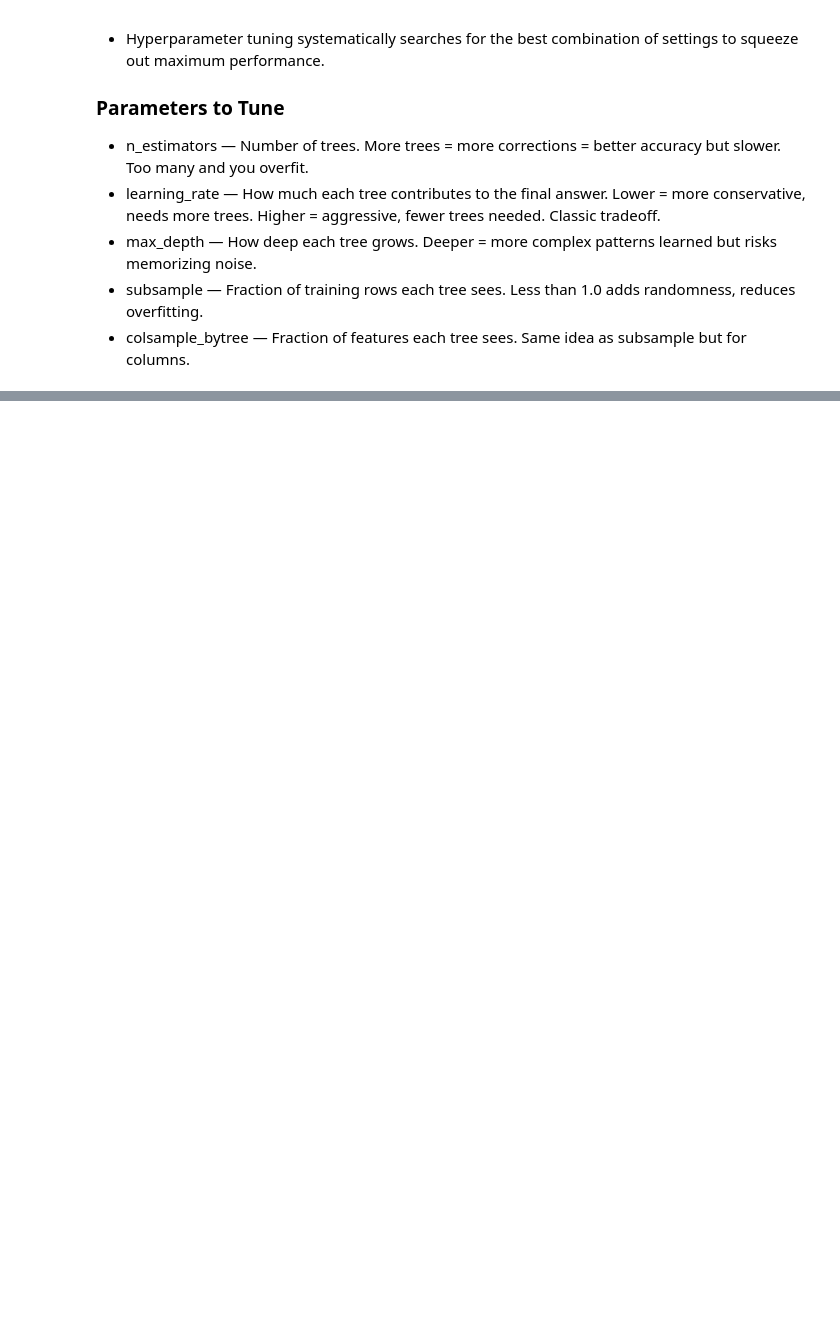
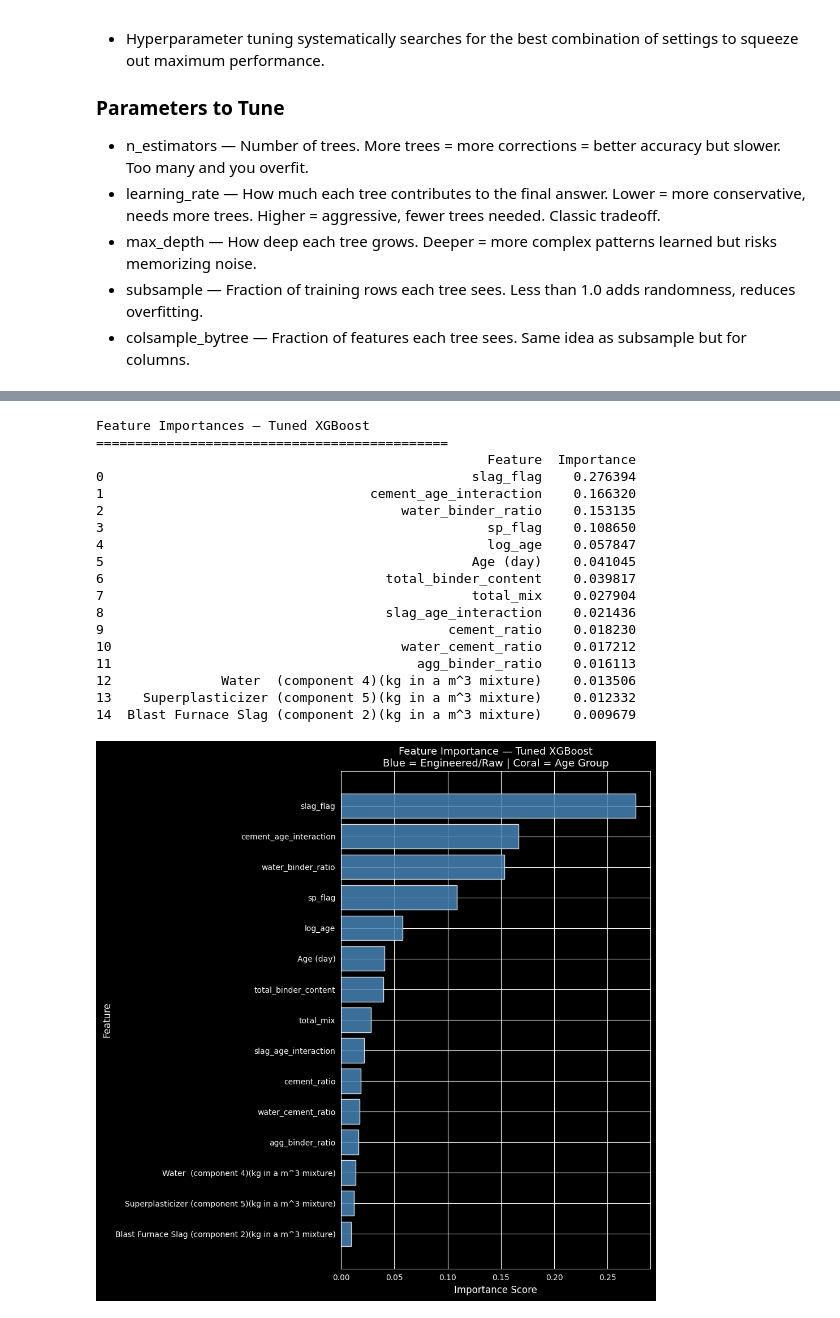
Before and after one commit to Darlene-13/concrete_strength_prediction, a Jupyter notebook: notebooks/03_preprocessing_and_modeling.ipynb, the cells around one changed output, grey strips where cells are left out. Saved outputs shown, nothing was run; the diff lists cells and outputs as text; code cells hidden in the pictures; blank space fills up the shorter version.

```diff
--- a/notebooks/03_preprocessing_and_modeling.ipynb
+++ b/notebooks/03_preprocessing_and_modeling.ipynb
@@ -536,7 +520,0 @@ RangeIndex(start=0, stop=10, step=1)
-# %%
-# Reset both indexes cleanly
-X_train_clean = X_train_clean.reset_index(drop=True)
-y_train_clean = y_train_clean.reset_index(drop=True)
-
-# Rerun grid search
-grid_search.fit(X_train_clean, y_train_clean)
@@ -572,0 +1065,69 @@ Best CV RMSE: 16.4831 Mpa
+# %%
+# Feature Importance
+
+# Step 1 — Extract feature names from pipeline
+ohe_categories = (grid_search.best_estimator_
+                  .named_steps['preprocessor']
+                  .named_transformers_['cat']
+                  .categories_[0])
+
+ohe_feature_names = [f'age_group_{cat}' for cat in ohe_categories]
+feature_names = numerical_features + ohe_feature_names
+
+# Step 2 — Extract importance scores from best model
+best_model = grid_search.best_estimator_.named_steps['model']
+importances = best_model.feature_importances_
+
+# Step 3 — Create importance dataframe
+importance_df = pd.DataFrame({
+    'Feature': feature_names,
+    'Importance': importances
+}).sort_values('Importance', ascending=False).reset_index(drop=True)
+
+# Step 4 — Print top 15
+print("Feature Importances — Tuned XGBoost")
+print("="*45)
+print(importance_df.head(15).to_string())
+
+# Step 5 — Plot
+fig, ax = plt.subplots(figsize=(10, 10))
+
+colors = ['steelblue' if 'age_group' not in feat
+          else 'coral' for feat in importance_df['Feature']]
+
+ax.barh(
+    importance_df['Feature'][:15][::-1],
+    importance_df['Importance'][:15][::-1],
+    color=colors[:15][::-1],
+    edgecolor='white',
+    alpha=0.85
+)
+
+ax.set_xlabel('Importance Score', fontsize=12)
+ax.set_ylabel('Feature', fontsize=12)
+ax.set_title('Feature Importance — Tuned XGBoost\n'
+             'Blue = Engineered/Raw | Coral = Age Group',
+             fontsize=13)
+plt.tight_layout()
+plt.savefig('../reports/figures/feature_importance.png', dpi=150)
+plt.show()
+# %% [output]
+Feature Importances — Tuned XGBoost
+=============================================
+                                                  Feature  Importance
+0                                               slag_flag    0.276394
+1                                  cement_age_interaction    0.166320
+2                                      water_binder_ratio    0.153135
+3                                                 sp_flag    0.108650
+4                                                 log_age    0.057847
+5                                               Age (day)    0.041045
+6                                    total_binder_content    0.039817
+7                                               total_mix    0.027904
+8                                    slag_age_interaction    0.021436
+9                                            cement_ratio    0.018230
+10                                     water_cement_ratio    0.017212
+11                                       agg_binder_ratio    0.016113
+12              Water  (component 4)(kg in a m^3 mixture)    0.013506
+13    Superplasticizer (component 5)(kg in a m^3 mixture)    0.012332
+14  Blast Furnace Slag (component 2)(kg in a m^3 mixture)    0.009679
+[figure, added]
```
Also changed, not shown: parts of 19 cells of this notebook.
